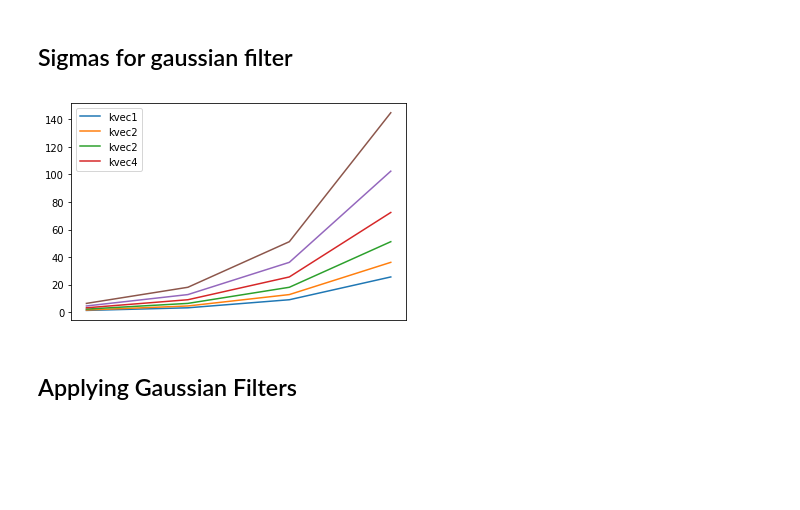
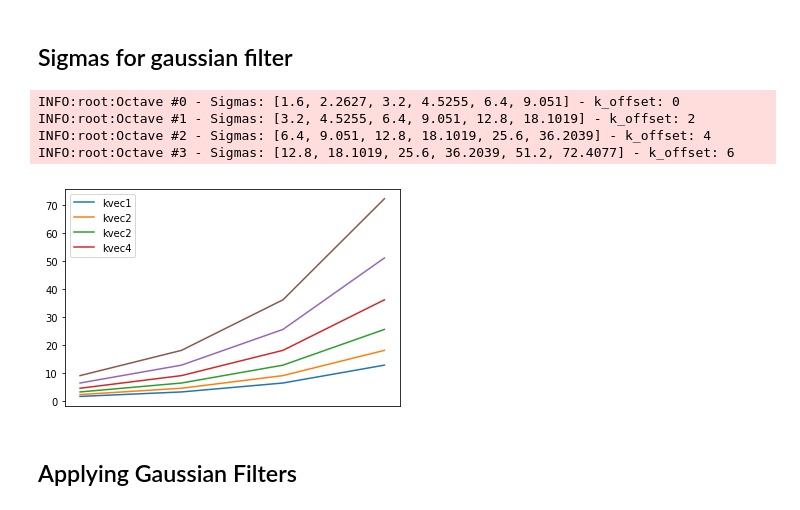
Before and after one commit to mazabou/JupyterSIFT, a Jupyter notebook: SIFT.ipynb, the cells around one changed output. Cells and saved outputs as stored; diff of their text form; code cells hidden in the pictures; blank space fills up the shorter version.

```diff
--- a/SIFT.ipynb
+++ b/SIFT.ipynb
@@ -11,8 +16,15 @@ warnings.filterwarnings('ignore')
 # %% [markdown]
 ## Load images & generate rescales
 # %%
-imagename = 'data/template.jpg'
-k = np.sqrt(2)
+TEMPLATE_IMAGE = 'data/template.jpg'
+K = np.sqrt(2)
+SIGMA = 1.6
+DOG_THRESHOLD = 0.03
+EDGE_THRESHOLD = 10
+X_HAT_THRESHOLD = 0.5
+
+NB_OCTAVES = 4
+NB_OCTAVE_LAYERS = 6
 
 #s = 3
 #k = 2 ** (1.0 / s)
@@ -56,9 +65,29 @@ sigmas = [kvec1,kvec2,kvec3,kvec4]
+# %%
+def sigmas_for_octave_layer(octave, nb_octave_layers = NB_OCTAVE_LAYERS):
+    k_offset = 2 * octave
+
+    octave_sigmas = np.array([
+        round(SIGMA * ( K ** ( octave_layer + k_offset ) ), 4)
+        for octave_layer in range(nb_octave_layers)
+    ])
+    logging.info('Octave #{} - Sigmas: {} - k_offset: {}'.format(octave, list(octave_sigmas), k_offset))
+
+    return octave_sigmas
+
+# kvectotal = np.array([1.6, 1.6 * k, 1.6 * (k ** 2), 1.6 * (k ** 3), 1.6 * (k ** 4), 1.6 * (k ** 5), 1.6 * (k ** 6), 1.6 * (k ** 7), 1.6 * (k ** 8), 1.6 * (k ** 9), 1.6 * (k ** 10), 1.6 * (k ** 11)])
+
+SIGMAS = [ sigmas_for_octave_layer( octave ) for octave in range( NB_OCTAVES ) ]
+# %% [output]
+INFO:root:Octave #0 - Sigmas: [1.6, 2.2627, 3.2, 4.5255, 6.4, 9.051] - k_offset: 0
+INFO:root:Octave #1 - Sigmas: [3.2, 4.5255, 6.4, 9.051, 12.8, 18.1019] - k_offset: 2
+INFO:root:Octave #2 - Sigmas: [6.4, 9.051, 12.8, 18.1019, 25.6, 36.2039] - k_offset: 4
+INFO:root:Octave #3 - Sigmas: [12.8, 18.1019, 25.6, 36.2039, 51.2, 72.4077] - k_offset: 6
 # %%
-plt.plot(sigmas)
+plt.plot(SIGMAS)
 plt.legend(['kvec1', 'kvec2' ,'kvec2','kvec4'])
 plt.xticks([])
 plt.show()
 # %% [output]
-[figure, old version]
+[figure, new version]
 # %% [markdown]
 ## Applying Gaussian Filters
```
Also changed, not shown: parts of 21 cells of this notebook.
